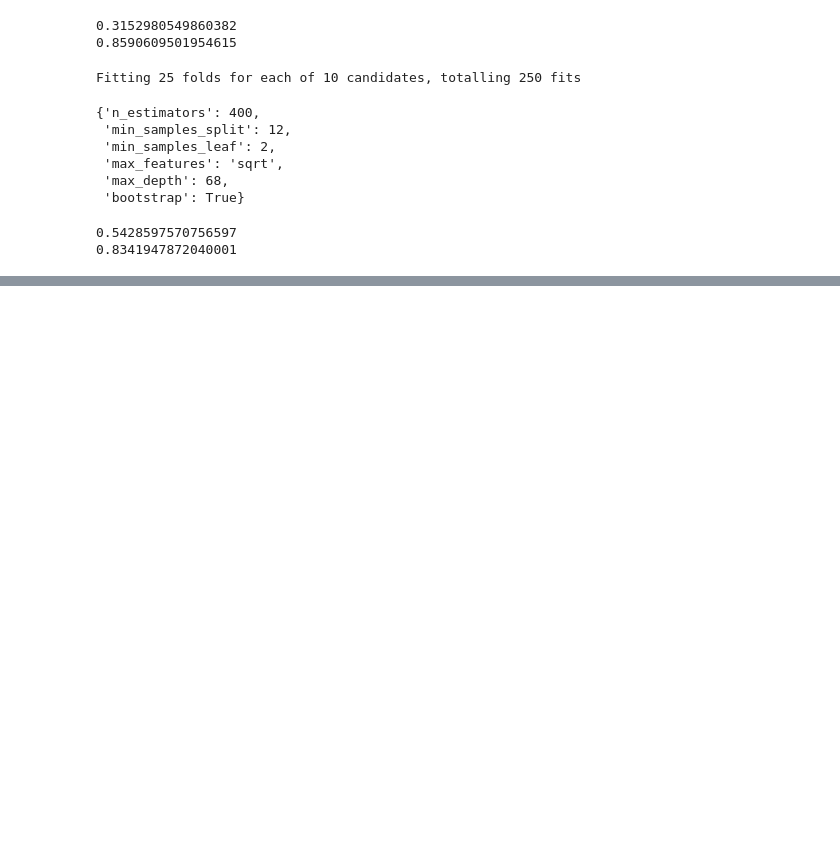
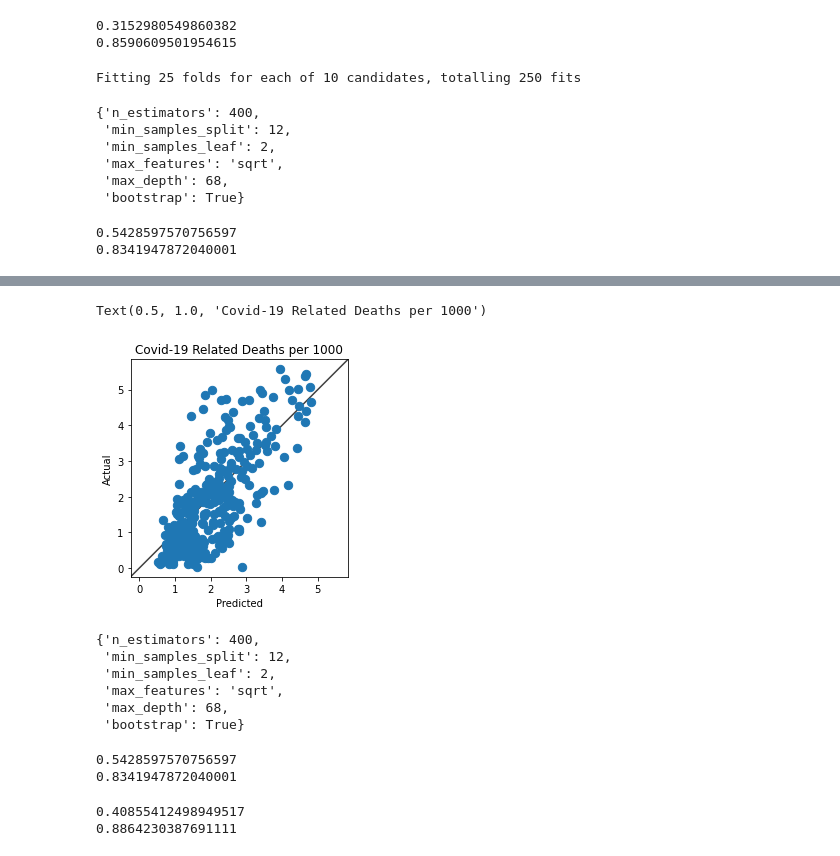
Before and after one commit to uic-cs418/modeling-the-pandemic, a Jupyter notebook: ML_analyses.ipynb, the cells around one changed output, grey strips where cells are left out. Cells and saved outputs as stored; diff of their text form; code cells hidden in the pictures; blank space fills up the shorter version.

```diff
--- a/ML_analyses.ipynb
+++ b/ML_analyses.ipynb
@@ -929,0 +244,7 @@ print(np.mean(test_error))
+# %%
+from random_forest import *
+from optimize_rfr_hyperparams2 import *
+
+def select_relevant(X):
+    return(X.loc[:,"Median age":"North America(%)"])
+X_train2, X_test2 = select_relevant(X_train), select_relevant(X_test)
@@ -929,0 +263,19 @@ print(np.mean(test_error))
+# %%
+fig,ax = plt.subplots()
+ax.scatter(x = (rf_model.predict(X_test2)), y = (y_test), s = 70)
+
+lims = [
+    np.min([ax.get_xlim(), ax.get_ylim()]),  # min of both axes
+    np.max([ax.get_xlim(), ax.get_ylim()]),  # max of both axes
+]
+
+ax.plot(lims, lims, 'k-', alpha=0.75, zorder=0)
+ax.set_aspect('equal')
+ax.set_xlim(lims)
+ax.set_ylim(lims)
+ax.set_xlabel("Predicted")
+ax.set_ylabel("Actual")
+ax.set_title("Covid-19 Related Deaths per 1000")
+# %% [output]
+Text(0.5, 1.0, 'Covid-19 Related Deaths per 1000')
+[figure, added]
@@ -929,0 +284,9 @@ print(np.mean(test_error))
+# %%
+hyperparam_tuning.best_params_
+# %% [output]
+{'n_estimators': 400,
+ 'min_samples_split': 12,
+ 'min_samples_leaf': 2,
+ 'max_features': 'sqrt',
+ 'max_depth': 68,
+ 'bootstrap': True}
@@ -929,0 +296,21 @@ print(np.mean(test_error))
+# %%
+train_error = abs((tuned_rf_model.predict(X_train2)) - (y_train))
+test_error = abs((tuned_rf_model.predict(X_test2)) - (y_test))
+
+print(np.mean(train_error))
+print(np.mean(test_error))
+# %% [output]
+0.5428597570756597
+0.8341947872040001
+# %%
+#Random forest regression, zeroes removed, top 5% not removed, log-transformed
+log_rf_model = rfr_default(X_train_100, logtrain)
+
+train_error = abs(np.exp(log_rf_model.predict(X_train_100)) - np.exp(logtrain))
+test_error = abs(np.exp(log_rf_model.predict(X_test_100)) - np.exp(logtest))
+
+print(np.mean(train_error))
+print(np.mean(test_error))
+# %% [output]
+0.40855412498949517
+0.8864230387691111
```
Also changed, not shown: parts of 48 cells of this notebook, 2 other files.
